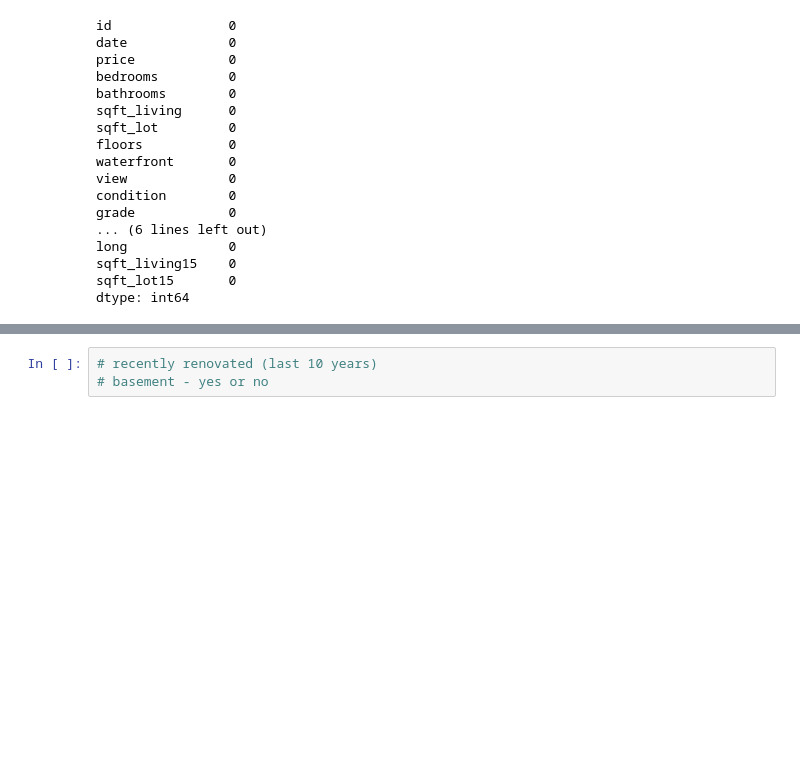
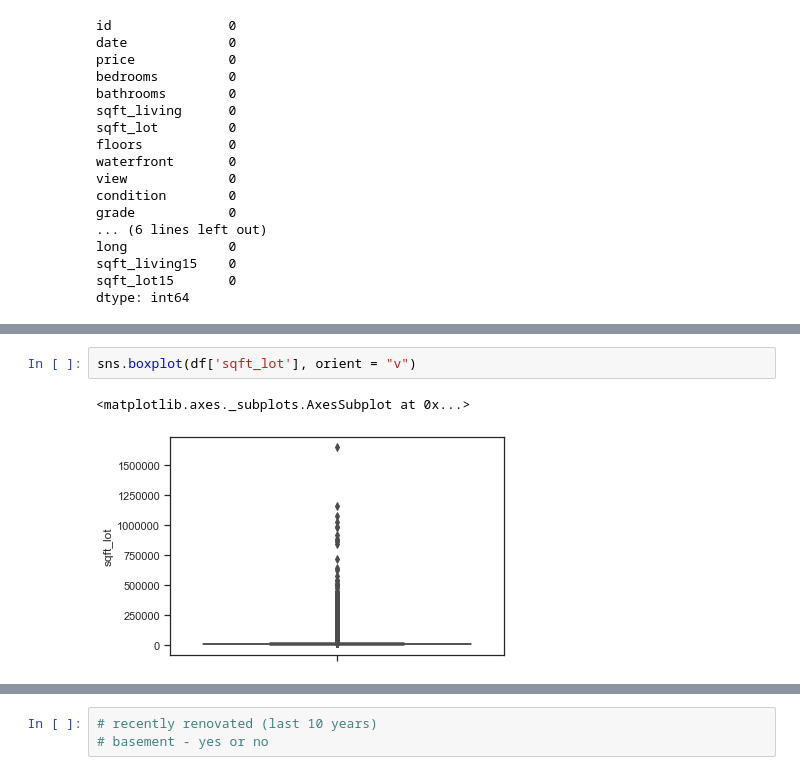
Before and after one commit to TaraRosen/kc_housing_pred, a Jupyter notebook: king_county_housing_predictions.ipynb, the cells around one changed output, grey strips where cells are left out. Saved outputs shown, nothing was run; the diff lists cells and outputs as text; blank space fills up the shorter version.

```diff
--- a/king_county_housing_predictions.ipynb
+++ b/king_county_housing_predictions.ipynb
@@ -166,0 +194,5 @@ dtype: int64
+# %%
+sns.boxplot(df['sqft_lot'], orient = "v")
+# %% [output]
+<matplotlib.axes._subplots.AxesSubplot at 0x...>
+[figure, added]
```
Also changed, not shown: parts of 21 cells of this notebook.
